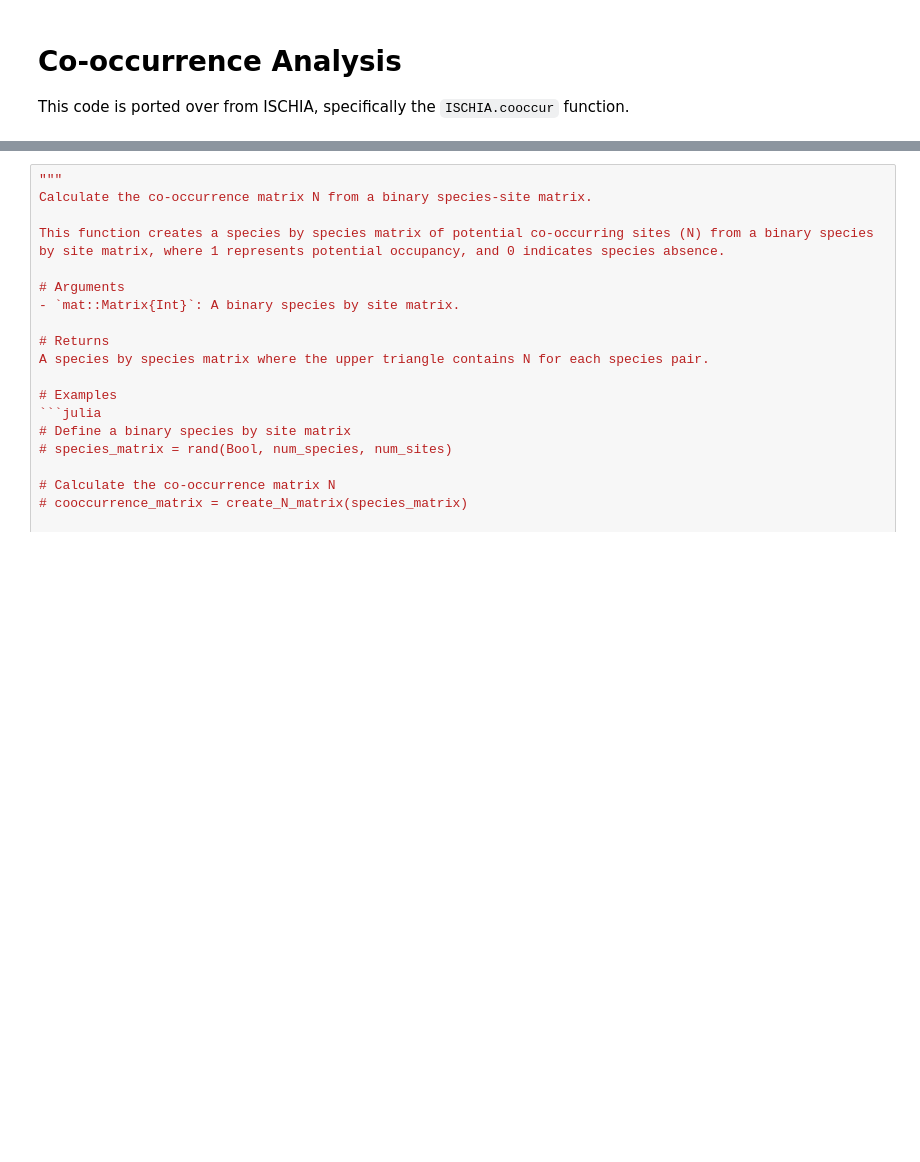
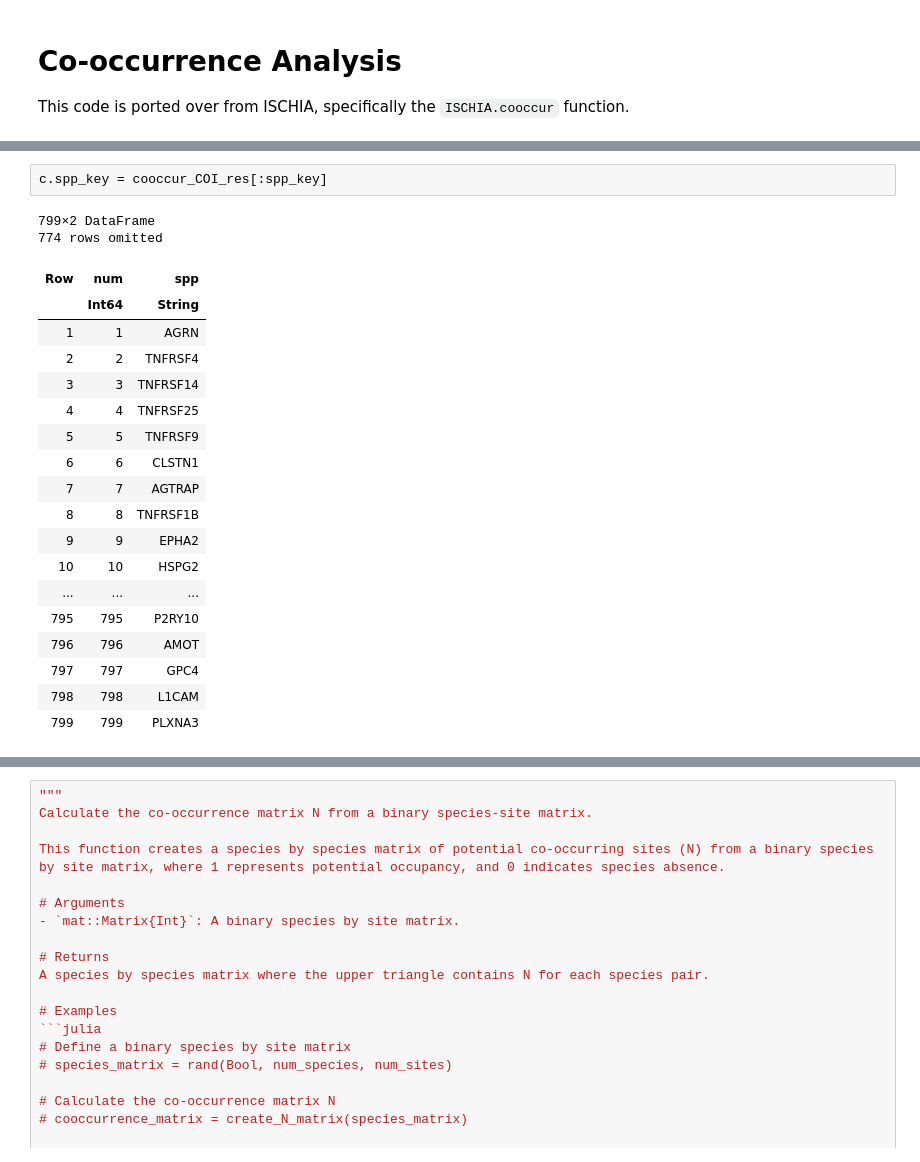
Before and after one commit to aadimator/ISCHIA.jl, a Jupyter notebook: notebooks/co-occurrence.ipynb, the cells around one changed output, grey strips where cells are left out. Drawn from its saved outputs; the diff is of its cells as text; blank space fills up the shorter version.

```diff
--- a/src/co-occurrence.ipynb
+++ b/notebooks/co-occurrence.ipynb
@@ -86,0 +188,23 @@ Preparing for cooccurrence
+# %%
+c.spp_key = cooccur_COI_res[:spp_key]
+# %% [output]
+799×2 DataFrame
+774 rows omitted
+| Row | num | spp |
+|  | Int64 | String |
+| 1 | 1 | AGRN |
+| 2 | 2 | TNFRSF4 |
+| 3 | 3 | TNFRSF14 |
+| 4 | 4 | TNFRSF25 |
+| 5 | 5 | TNFRSF9 |
+| 6 | 6 | CLSTN1 |
+| 7 | 7 | AGTRAP |
+| 8 | 8 | TNFRSF1B |
+| 9 | 9 | EPHA2 |
+| 10 | 10 | HSPG2 |
+| ... | ... | ... |
+| 795 | 795 | P2RY10 |
+| 796 | 796 | AMOT |
+| 797 | 797 | GPC4 |
+| 798 | 798 | L1CAM |
+| 799 | 799 | PLXNA3 |
```
Also changed, not shown: parts of 17 cells of this notebook, 6 other files.
